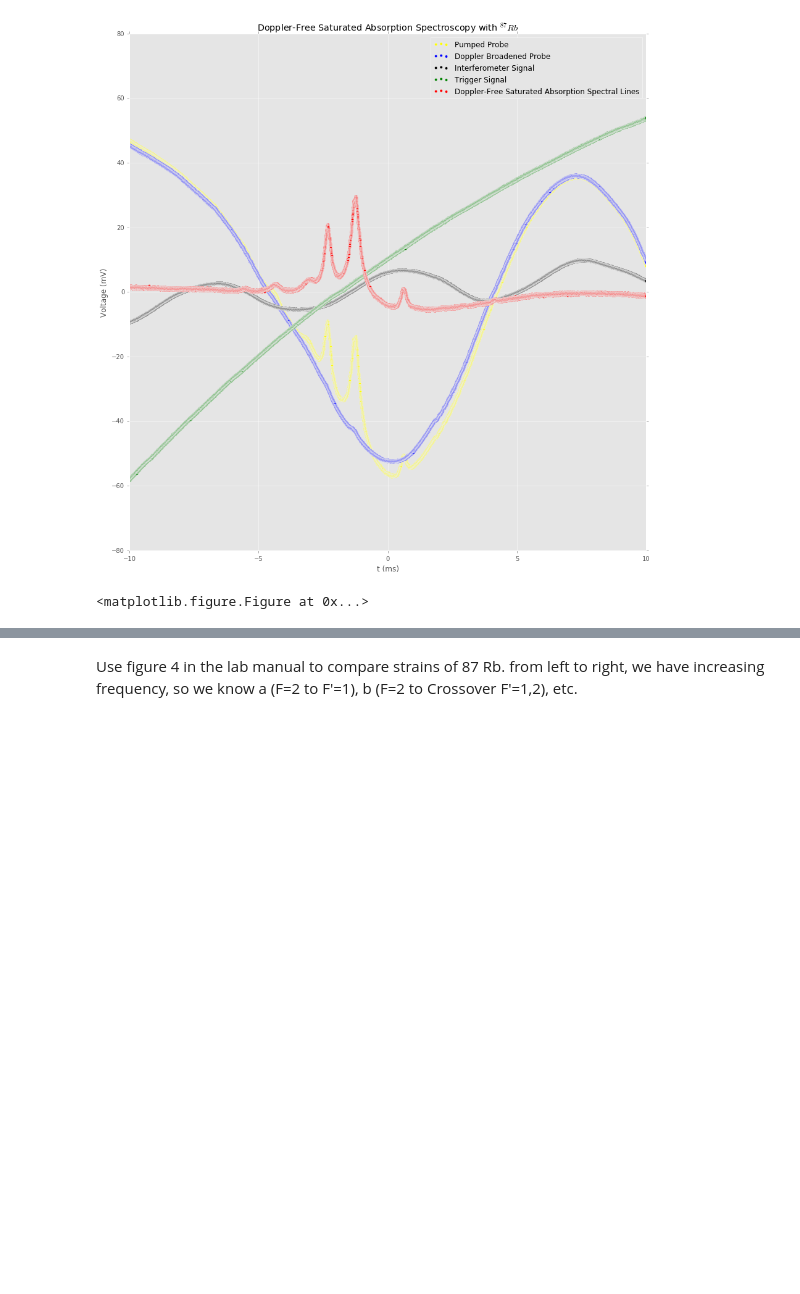
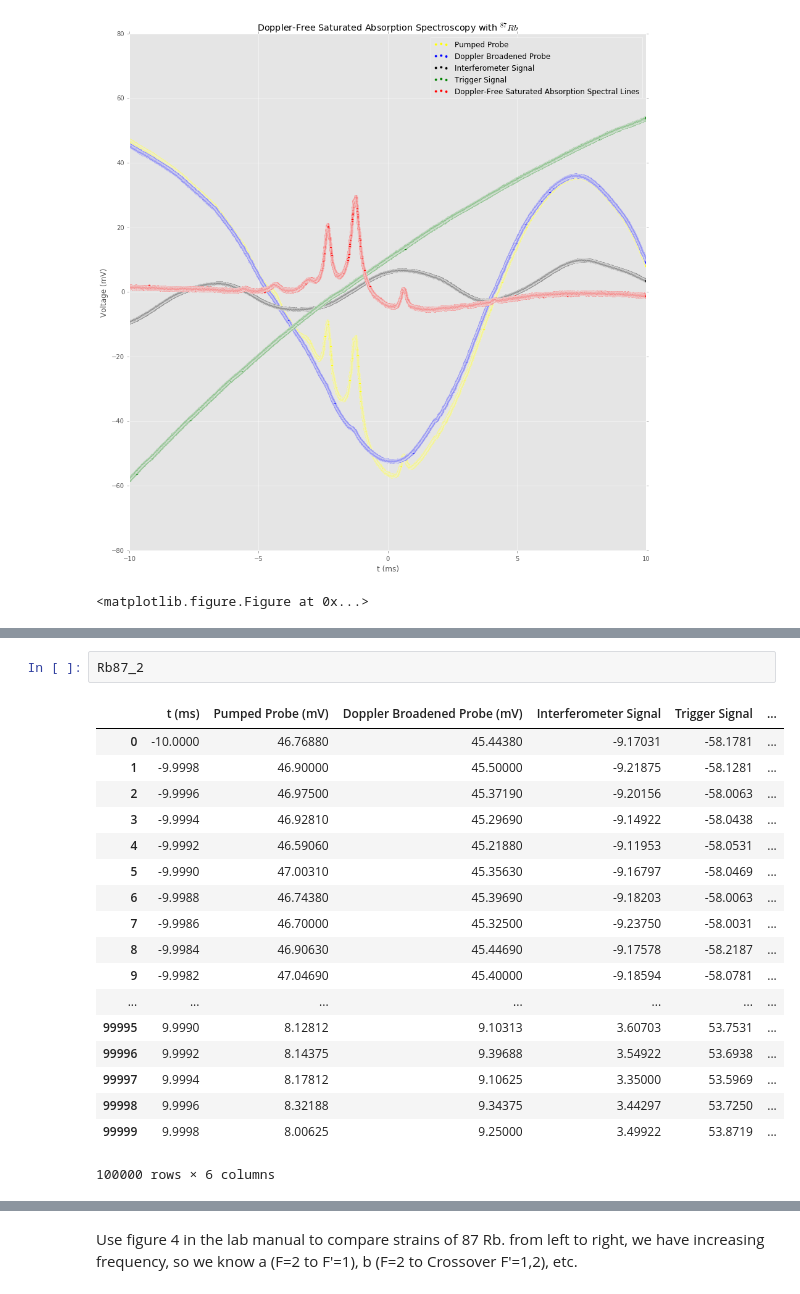
Before and after one commit to srgntcrane/gitLabBook, a Jupyter notebook: Laser_Spectroscopy/Laser Spectroscopy Lab Book.ipynb, the cells around one changed output, grey strips where cells are left out. Drawn from its saved outputs; the diff is of its cells as text; blank space fills up the shorter version.

```diff
--- a/Laser_Spectroscopy/Laser Spectroscopy Lab Book.ipynb
+++ b/Laser_Spectroscopy/Laser Spectroscopy Lab Book.ipynb
@@ -504,0 +565,21 @@ showPeaks(Rb87_2, 'Interferometer Signal', [[-10,-5], [0,5], [5,10]])
+# %%
+Rb87_2
+# %% [output]
+|  | t (ms) | Pumped Probe (mV) | Doppler Broadened Probe (mV) | Interferometer Signal | Trigger Signal | ... |
+| 0 | -10.0000 | 46.76880 | 45.44380 | -9.17031 | -58.1781 | ... |
+| 1 | -9.9998 | 46.90000 | 45.50000 | -9.21875 | -58.1281 | ... |
+| 2 | -9.9996 | 46.97500 | 45.37190 | -9.20156 | -58.0063 | ... |
+| 3 | -9.9994 | 46.92810 | 45.29690 | -9.14922 | -58.0438 | ... |
+| 4 | -9.9992 | 46.59060 | 45.21880 | -9.11953 | -58.0531 | ... |
+| 5 | -9.9990 | 47.00310 | 45.35630 | -9.16797 | -58.0469 | ... |
+| 6 | -9.9988 | 46.74380 | 45.39690 | -9.18203 | -58.0063 | ... |
+| 7 | -9.9986 | 46.70000 | 45.32500 | -9.23750 | -58.0031 | ... |
+| 8 | -9.9984 | 46.90630 | 45.44690 | -9.17578 | -58.2187 | ... |
+| 9 | -9.9982 | 47.04690 | 45.40000 | -9.18594 | -58.0781 | ... |
+| ... | ... | ... | ... | ... | ... | ... |
+| 99995 | 9.9990 | 8.12812 | 9.10313 | 3.60703 | 53.7531 | ... |
+| 99996 | 9.9992 | 8.14375 | 9.39688 | 3.54922 | 53.6938 | ... |
+| 99997 | 9.9994 | 8.17812 | 9.10625 | 3.35000 | 53.5969 | ... |
+| 99998 | 9.9996 | 8.32188 | 9.34375 | 3.44297 | 53.7250 | ... |
+| 99999 | 9.9998 | 8.00625 | 9.25000 | 3.49922 | 53.8719 | ... |
+100000 rows × 6 columns
```
Also changed, not shown: parts of 7 cells of this notebook.
